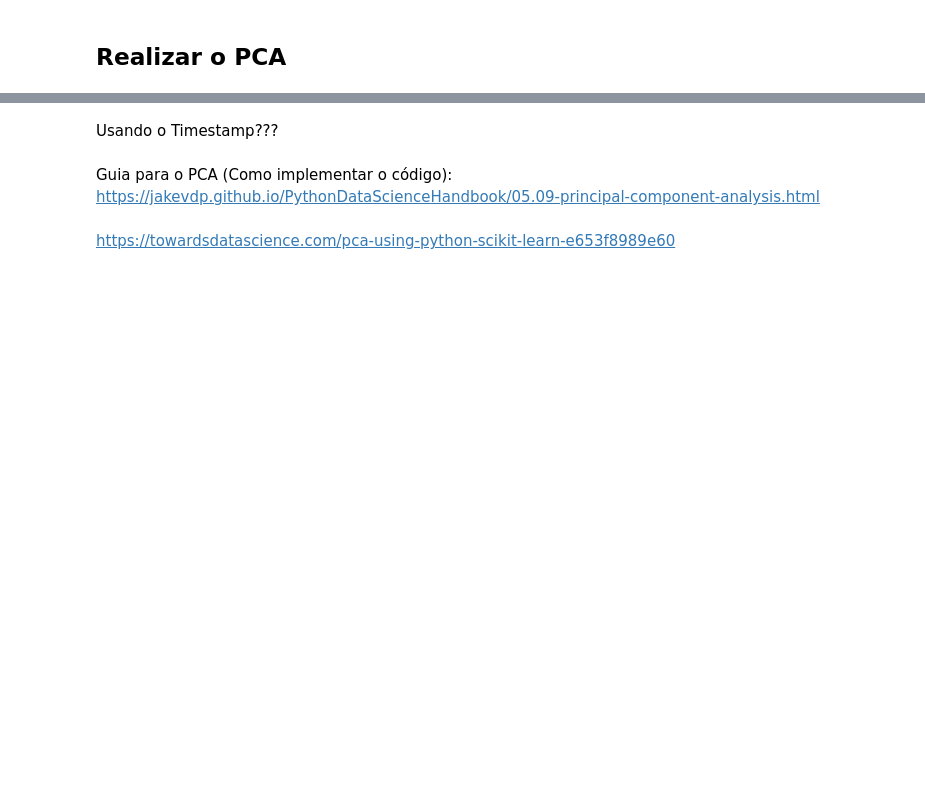
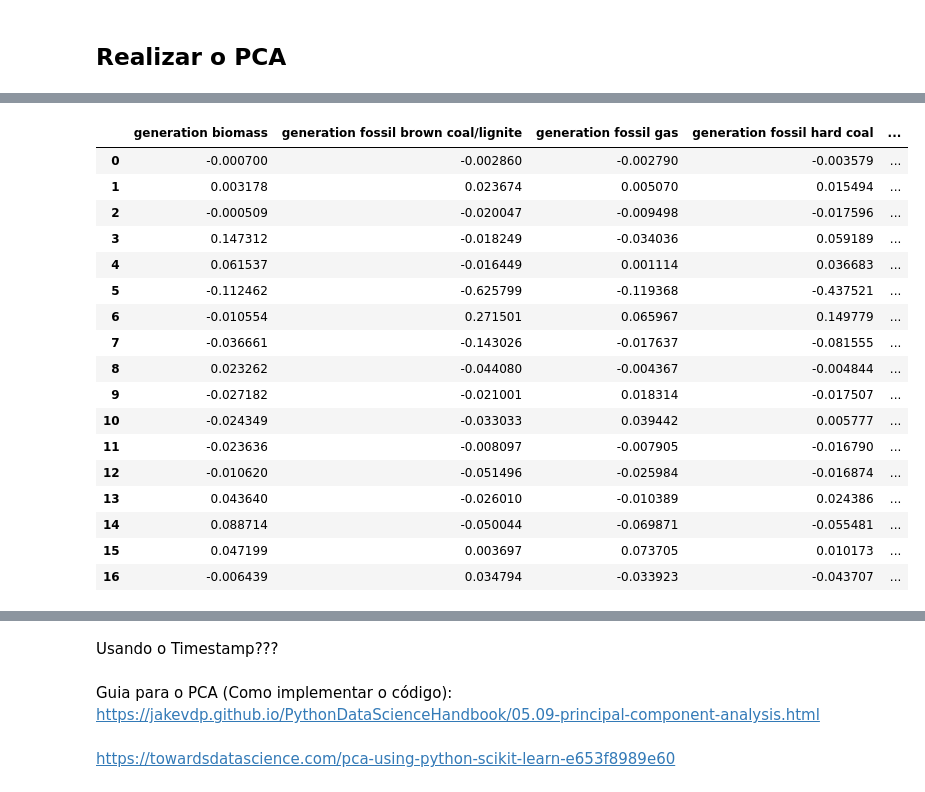
Before and after one commit to secretaria-ICA/Previsao_do_Preco_de_Energia, a Jupyter notebook: TCC_Energia.ipynb, the cells around one changed output, grey strips where cells are left out. Drawn from its saved outputs; the diff is of its cells as text; code cells hidden in the pictures; blank space fills up the shorter version.

```diff
--- a/TCC_Energia.ipynb
+++ b/TCC_Energia.ipynb
@@ -1132,0 +1147,4 @@ Sem usar o Timestamp???
+# %%
+df_pca_treino.set_index('time',inplace=True)
+#df_pca_treino.reset_index(inplace=True)
+df_pca_treino.head()
@@ -1132,0 +1227,5 @@ Sem usar o Timestamp???
+# %%
+df_pca_treino_2 = df_variaveis_preditivas_treino
+#df_pca_treino_2.set_index('time',inplace=True)
+#df_pca_treino_2.reset_index(inplace=True)
+df_pca_treino_2.head()
@@ -1132,0 +1240,12 @@ Sem usar o Timestamp???
+# %%
+# Extrai os componentes: Hora, dia da semana, mês e ano do timestamp para serem usados no PCA e tentar trazer a dependencia temporal
+for i in range(len(df_pca_treino_2)):
+    timestamp = df_pca_treino_2.index[i]
+    hour = timestamp.hour
+    weekday = timestamp.weekday()
+    month = timestamp.month
+    year = timestamp.year
+    df_pca_treino_2.loc[timestamp, 'hour'] = hour
+    df_pca_treino_2.loc[timestamp, 'weekday'] = weekday
+    df_pca_treino_2.loc[timestamp, 'month'] = month
+    df_pca_treino_2.loc[timestamp, 'year'] = year
@@ -1132,0 +1262,4 @@ Sem usar o Timestamp???
+# %%
+pca = PCA(n_components = 0.99) # 95% da variância já é explicado pelos tres componentes temporais, logo, o valor será aumentado de 0.95 (95% da vaiância) para 0.99 (99% da variancia)
+X_pca = pca.fit_transform(df_pca_treino_2)
+print(pca.n_components_)
@@ -1132,0 +1275,22 @@ Sem usar o Timestamp???
+# %%
+# imprime os componetes
+pd.DataFrame(pca.components_, columns = df_pca_treino.columns)
+# %% [output]
+|  | generation biomass | generation fossil brown coal/lignite | generation fossil gas | generation fossil hard coal | ... |
+| 0 | -0.000700 | -0.002860 | -0.002790 | -0.003579 | ... |
+| 1 | 0.003178 | 0.023674 | 0.005070 | 0.015494 | ... |
+| 2 | -0.000509 | -0.020047 | -0.009498 | -0.017596 | ... |
+| 3 | 0.147312 | -0.018249 | -0.034036 | 0.059189 | ... |
+| 4 | 0.061537 | -0.016449 | 0.001114 | 0.036683 | ... |
+| 5 | -0.112462 | -0.625799 | -0.119368 | -0.437521 | ... |
+| 6 | -0.010554 | 0.271501 | 0.065967 | 0.149779 | ... |
+| 7 | -0.036661 | -0.143026 | -0.017637 | -0.081555 | ... |
+| 8 | 0.023262 | -0.044080 | -0.004367 | -0.004844 | ... |
+| 9 | -0.027182 | -0.021001 | 0.018314 | -0.017507 | ... |
+| 10 | -0.024349 | -0.033033 | 0.039442 | 0.005777 | ... |
+| 11 | -0.023636 | -0.008097 | -0.007905 | -0.016790 | ... |
+| 12 | -0.010620 | -0.051496 | -0.025984 | -0.016874 | ... |
+| 13 | 0.043640 | -0.026010 | -0.010389 | 0.024386 | ... |
+| 14 | 0.088714 | -0.050044 | -0.069871 | -0.055481 | ... |
+| 15 | 0.047199 | 0.003697 | 0.073705 | 0.010173 | ... |
+| 16 | -0.006439 | 0.034794 | -0.033923 | -0.043707 | ... |
```
Also changed, not shown: parts of 27 cells of this notebook.
